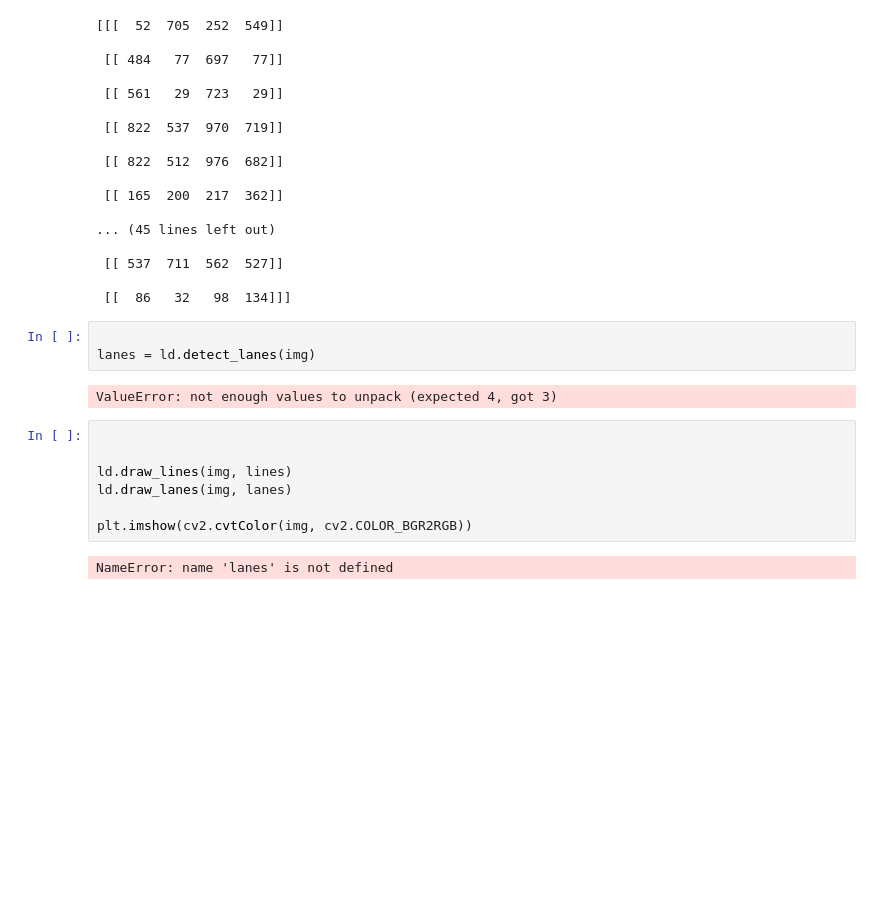
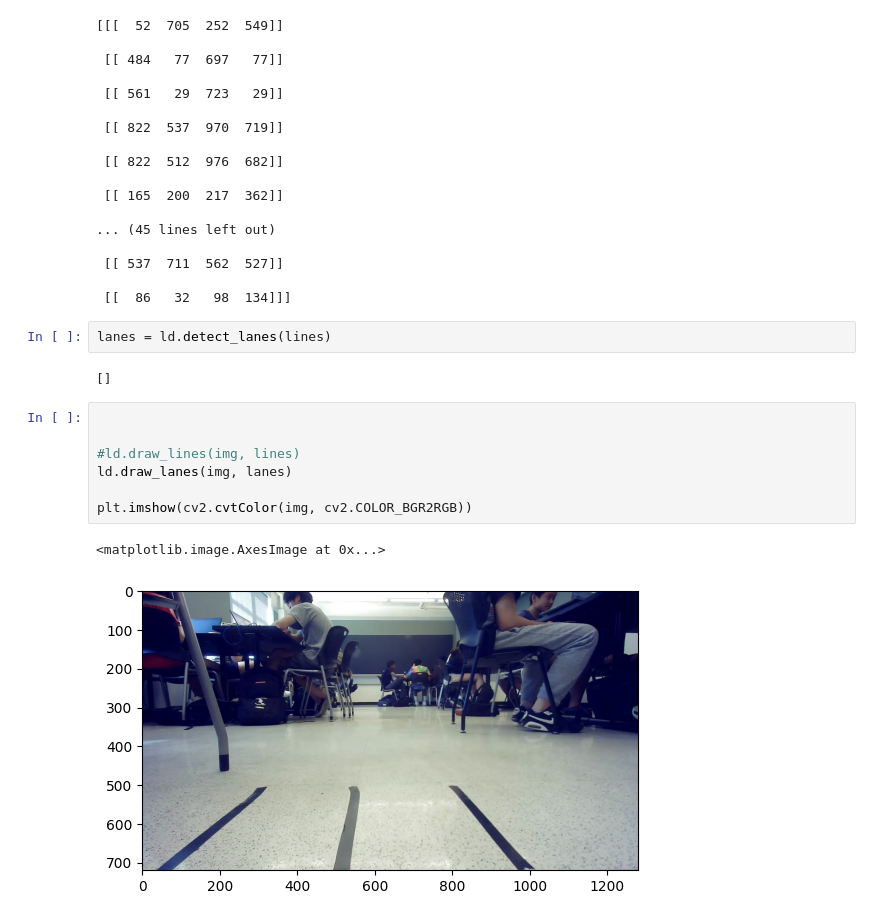
Before and after one commit to DevashishDas3/cv-intro, a Jupyter notebook: network_stream_capture_notebook.ipynb, the cells around one changed output. Saved outputs shown, nothing was run; the diff lists cells and outputs as text; blank space fills up the shorter version.

```diff
--- a/network_stream_capture_notebook.ipynb
+++ b/network_stream_capture_notebook.ipynb
@@ -72,17 +72,17 @@ print(lines)
  [[ 537  711  562  527]]
 
  [[  86   32   98  134]]]
-# %%
-
-lanes = ld.detect_lanes(img)
-# %% [output]
-ValueError: not enough values to unpack (expected 4, got 3)
+# %%
+lanes = ld.detect_lanes(lines)
+# %% [output]
+[]
 # %%
 
 
-ld.draw_lines(img, lines)
+#ld.draw_lines(img, lines)
 ld.draw_lanes(img, lanes)
 
 plt.imshow(cv2.cvtColor(img, cv2.COLOR_BGR2RGB))
 # %% [output]
-NameError: name 'lanes' is not defined
+<matplotlib.image.AxesImage at 0x...>
+[figure, added]
```
Also changed, not shown: parts of 1 cell of this notebook.
